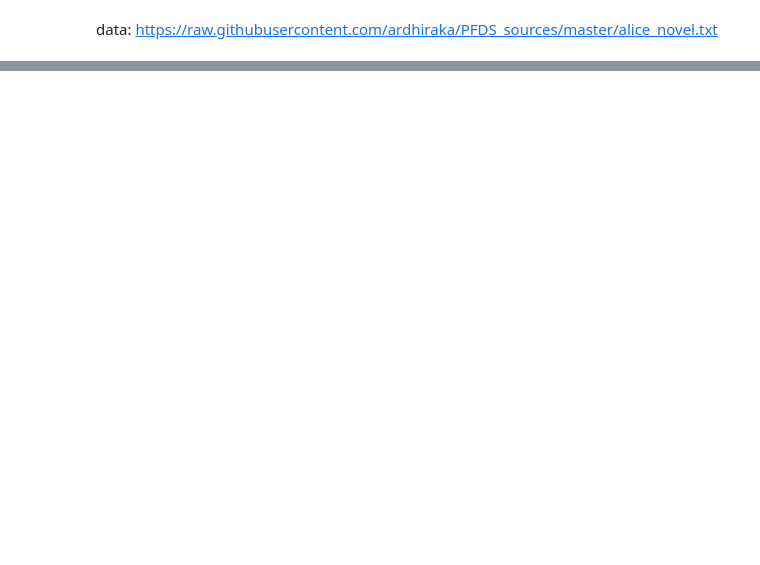
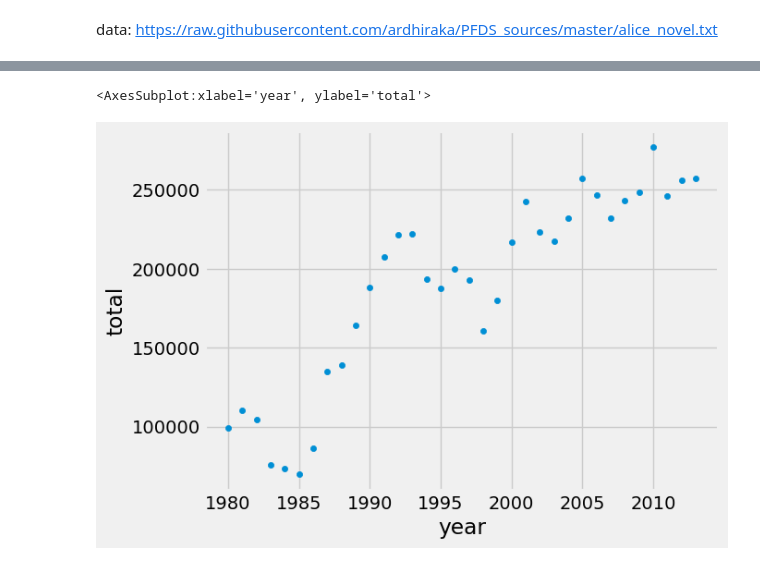
Before and after one commit to dwiirtna/hacktiv8_4, a Jupyter notebook: pertemuan8.ipynb, the cells around one changed output, grey strips where cells are left out. Cells and saved outputs as stored; diff of their text form; code cells hidden in the pictures; blank space fills up the shorter version.

```diff
--- a/pertemuan8.ipynb
+++ b/pertemuan8.ipynb
@@ -16,0 +162,7 @@ ModuleNotFoundError: No module named 'wordcloud'
+# %%
+canada_immigration = pd.read_excel(
+    "data/Canada.xlsx",
+    sheet_name="Canada by Citizenship",
+    skiprows=range(20),
+    skipfooter=2
+)
@@ -16,0 +185,5 @@ ModuleNotFoundError: No module named 'wordcloud'
+# %%
+total_immigrants = pd.DataFrame(canada_immigration[range(1980, 2014)].sum(axis=0))
+total_immigrants.reset_index(inplace=True)
+total_immigrants.columns = ["year", "total"]
+total_immigrants.head()
@@ -16,0 +197,5 @@ ModuleNotFoundError: No module named 'wordcloud'
+# %%
+total_immigrants.plot(kind='scatter',x='year', y='total')
+# %% [output]
+<AxesSubplot:xlabel='year', ylabel='total'>
+[figure, added]
```
Also changed, not shown: parts of 45 cells of this notebook.
